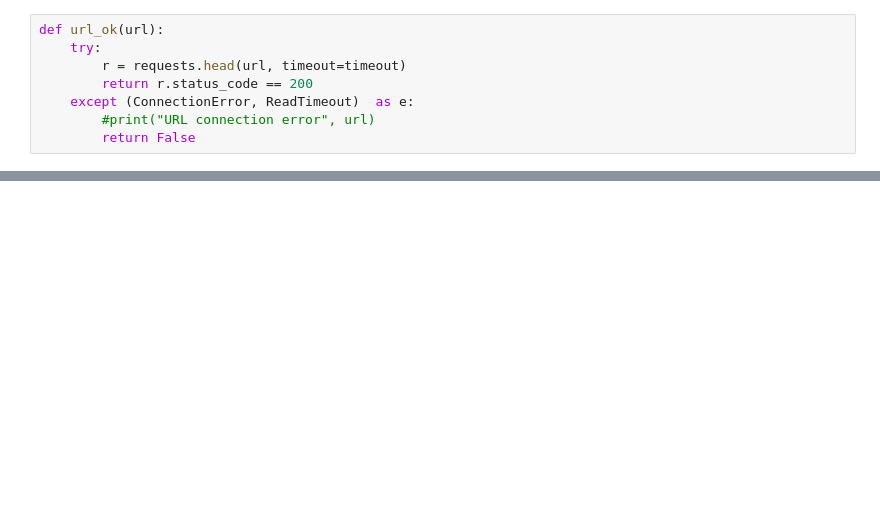
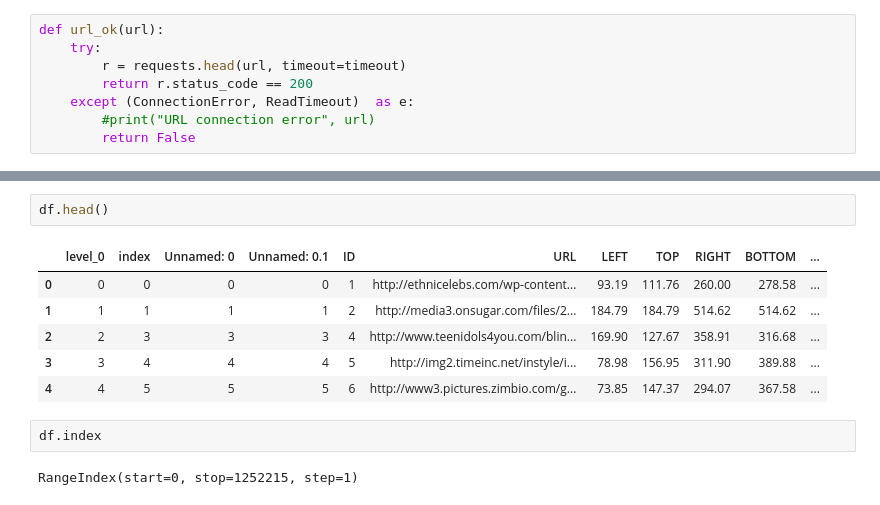
Before and after one commit to chrismattmann/MLwithTensorFlow2ed, a Jupyter notebook: Listing 9.18-eoc-assign.ipynb, the cells around one changed output, grey strips where cells are left out. Saved outputs shown, nothing was run; the diff lists cells and outputs as text; blank space fills up the shorter version.

```diff
--- a/Listing 9.18-eoc-assign.ipynb
+++ b/Listing 9.18-eoc-assign.ipynb
@@ -127,0 +188,13 @@ clip_image(c_url, c_box)
+# %%
+df.head()
+# %% [output]
+|  | level_0 | index | Unnamed: 0 | Unnamed: 0.1 | ID | URL | LEFT | TOP | RIGHT | BOTTOM | ... |
+| 0 | 0 | 0 | 0 | 0 | 1 | http://ethnicelebs.com/wp-content... | 93.19 | 111.76 | 260.00 | 278.58 | ... |
+| 1 | 1 | 1 | 1 | 1 | 2 | http://media3.onsugar.com/files/2... | 184.79 | 184.79 | 514.62 | 514.62 | ... |
+| 2 | 2 | 3 | 3 | 3 | 4 | http://www.teenidols4you.com/blin... | 169.90 | 127.67 | 358.91 | 316.68 | ... |
+| 3 | 3 | 4 | 4 | 4 | 5 | http://img2.timeinc.net/instyle/i... | 78.98 | 156.95 | 311.90 | 389.88 | ... |
+| 4 | 4 | 5 | 5 | 5 | 6 | http://www3.pictures.zimbio.com/g... | 73.85 | 147.37 | 294.07 | 367.58 | ... |
+# %%
+df.index
+# %% [output]
+RangeIndex(start=0, stop=1252215, step=1)
```
Also changed, not shown: parts of 15 cells of this notebook, 3 other files.
